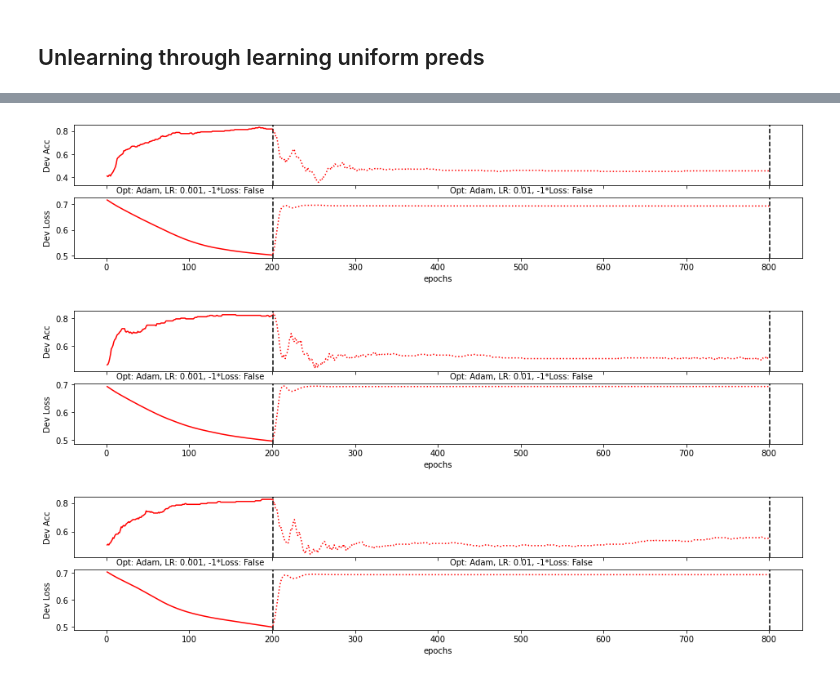
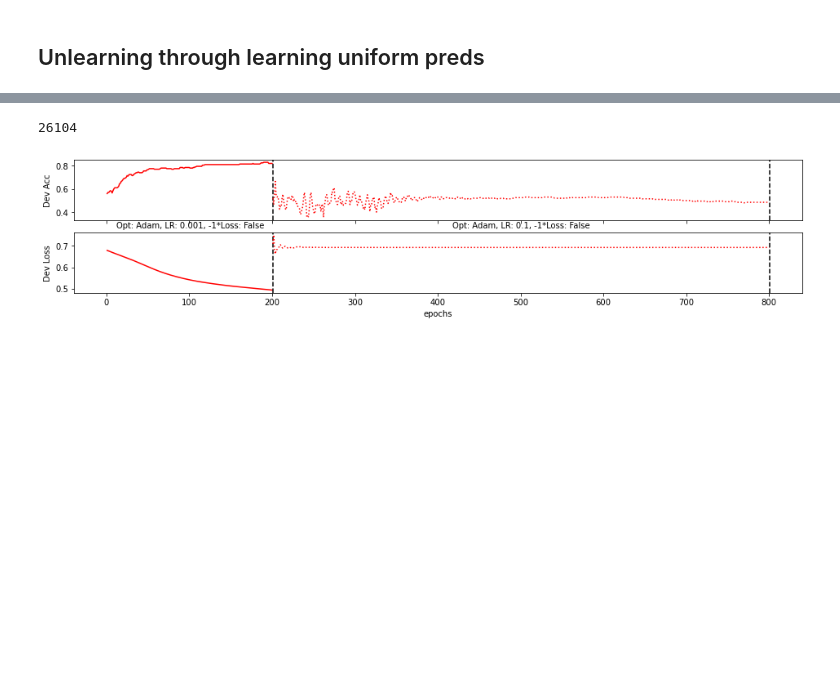
Before and after one commit to Libr-AI/fairlib, a Jupyter notebook: dev/dev_unleanring.ipynb, the cells around one changed output, grey strips where cells are left out. Saved outputs shown, nothing was run; the diff lists cells and outputs as text; code cells hidden in the pictures; blank space fills up the shorter version.

```diff
--- a/dev/dev_unleanring.ipynb
+++ b/dev/dev_unleanring.ipynb
@@ -248,11 +257,13 @@ for _ in range(3):
 # %%
-for _seed in [848484, 896312]:
+for _seed in [848484]:#, 896312]:
     exam_unlearning(
         optimizers = [(Adam, 0.001), (Adam, 0.001)],
         negative_loss = [False, True],
         epochs  = [200, 600],
         uniform_label= [False, False],
-        seed=_seed
+        seed=_seed,
+        plot_path = Path(r"D:\Project\XH-PhD\Meeting Recap\Img\Adv_Learn_to_Forget"),
+        file_name = "exp3_Adam_1e-3_2"
         )
 # %% [output]
 [figure]
@@ -285,0 +346,17 @@ for _seed in [848484, 896312]:
+# %%
+set_all_seed(2020)
+for _ in range(1):
+    _seed = random.randint(0,1e+5)
+    print(_seed)
+    _each_epoch = [2 , 4]
+    n_repeats = int(2000/sum(_each_epoch))
+    exam_unlearning(
+        optimizers = [(Adam, 0.001), (SGD, 10)] +  [(SGD, 0.001), (SGD, 10)]*n_repeats,
+        negative_loss = [False, True] + [False, True]*n_repeats,
+        epochs  = [200, 2] + _each_epoch * n_repeats,
+        uniform_label= [False, False] + [False, True]*n_repeats,
+        seed=_seed,
+        plot_path = Path(r"D:\Project\XH-PhD\Meeting Recap\Img\Adv_Learn_to_Forget"),
+        file_name = "exp5_SGD_1e-3_1e+1",
+        display_info = False
+        )
@@ -316,13 +396,17 @@ for _ in range(3):
 # %% [markdown]
 ## Unlearning through learning uniform preds
 # %%
-set_all_seed(1)
-for _ in range(3):
+set_all_seed(2018)
+for _ in range(1):
+    _seed = random.randint(0,1e+5)
+    print(_seed)
     exam_unlearning(
         optimizers = [(Adam, 0.001), (Adam, 0.001)],
         negative_loss = [False, False],
         epochs  = [200, 600],
         uniform_label= [False, True],
-        seed=random.randint(0,1e+5)
+        seed=_seed,
+        plot_path = Path(r"D:\Project\XH-PhD\Meeting Recap\Img\Adv_Learn_to_Forget"),
+        file_name = "exp5_Adam_1e-3",
         )
 # %% [output]
@@ -332,15 +415,18 @@ for _ in range(3):
 # %%
-set_all_seed(1)
-for _ in range(3):
+set_all_seed(2017)
+for _ in range(1):
+    _seed = random.randint(0,1e+5)
+    print(_seed)
     exam_unlearning(
-        optimizers = [(Adam, 0.001), (Adam, 0.01)],
+        optimizers = [(Adam, 0.001), (Adam, 0.1)],
         negative_loss = [False, False],
         epochs  = [200, 600],
         uniform_label= [False, True],
-        seed=random.randint(0,1e+5)
+        seed=_seed,
+        plot_path = Path(r"D:\Project\XH-PhD\Meeting Recap\Img\Adv_Learn_to_Forget"),
+        file_name = "exp5_Adam_1e-1",
         )
 # %% [output]
+26104
-[figure, old version]
+[figure, new version]
-[figure, removed]
-[figure, removed]
 # %%
```
Also changed, not shown: parts of 21 cells of this notebook.
